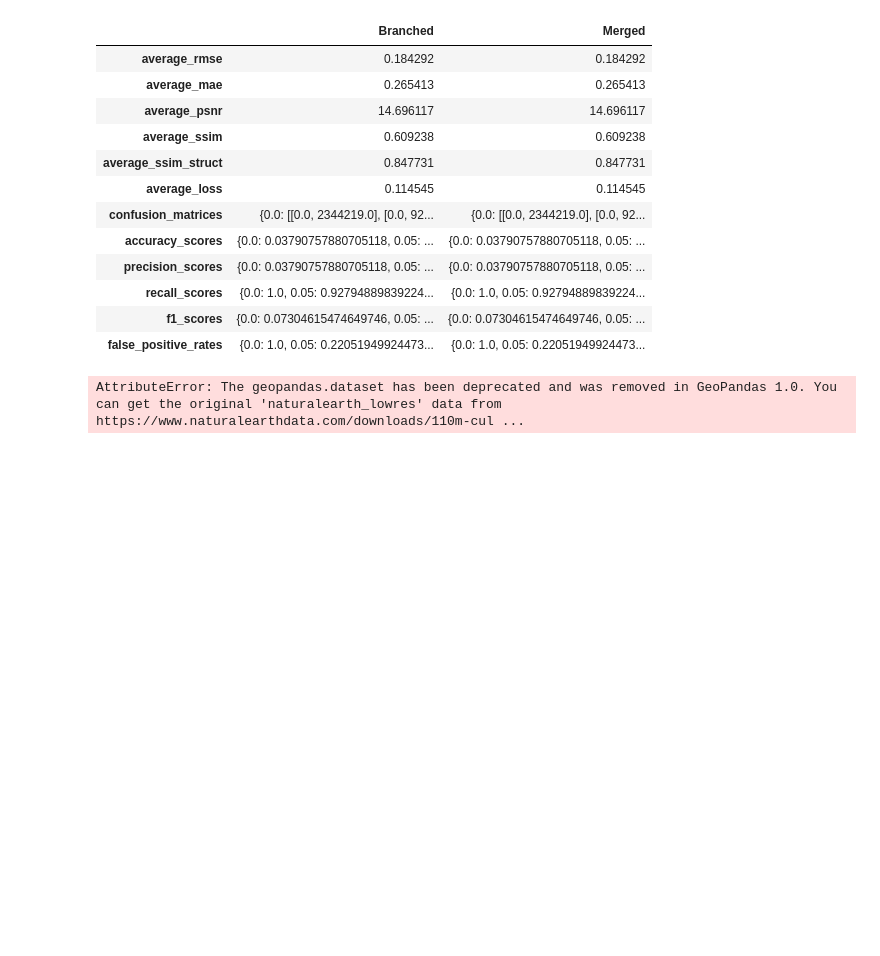
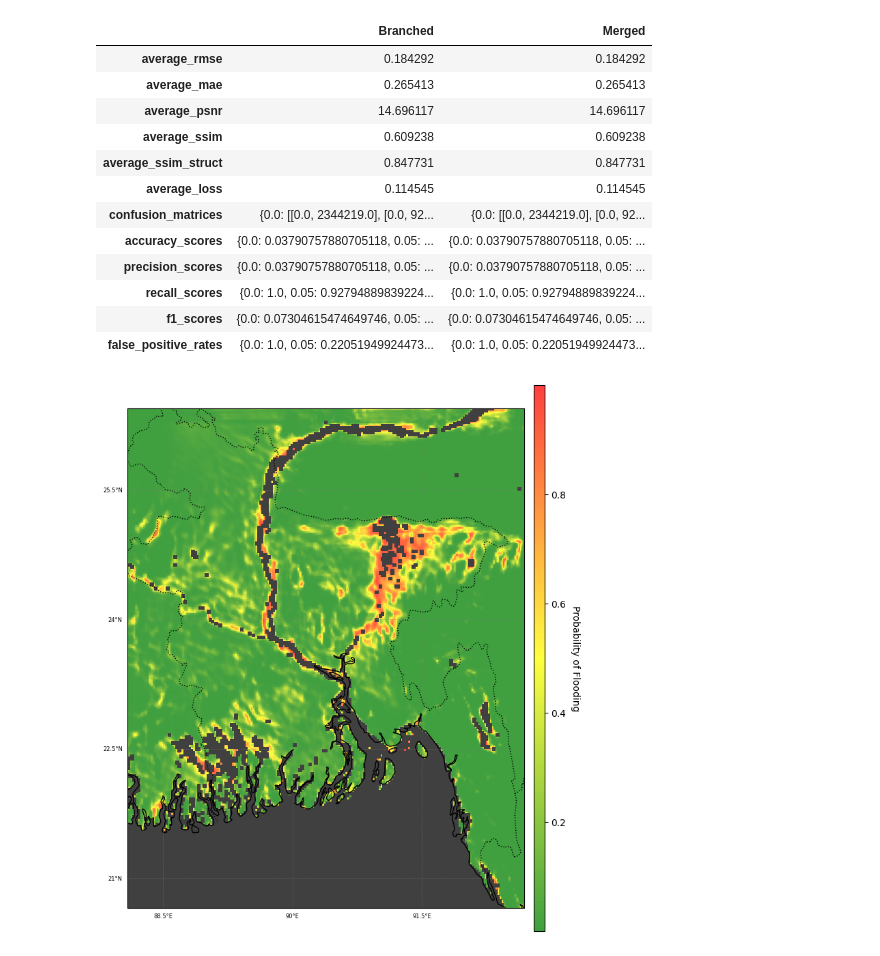
Before and after one commit to VarunKhandekar/ProjectFlood, a Jupyter notebook: evaluation/final_evaluation_testing.ipynb, the cells around one changed output. Drawn from its saved outputs; the diff is of its cells as text; code cells hidden in the pictures; blank space fills up the shorter version.

Commit message:
more visuals for the project

```diff
--- a/evaluation/final_evaluation_testing.ipynb
+++ b/evaluation/final_evaluation_testing.ipynb
@@ -358,18 +347,42 @@ df
 | recall_scores | {0.0: 1.0, 0.05: 0.92794889839224... | {0.0: 1.0, 0.05: 0.92794889839224... |
 | f1_scores | {0.0: 0.07304615474649746, 0.05: ... | {0.0: 0.07304615474649746, 0.05: ... |
 | false_positive_rates | {0.0: 1.0, 0.05: 0.22051949924473... | {0.0: 1.0, 0.05: 0.22051949924473... |
-# %%
-import geopandas as gpd
-
-# Load world map dataset
-world = gpd.read_file(gpd.datasets.get_path('naturalearth_lowres'))
-
-# Filter for Bangladesh
-bangladesh = world[world.name == "Bangladesh"]
-
-# Plot the map of Bangladesh
-bangladesh.plot()
-plt.title('Map of Bangladesh')
-plt.show()
-# %% [output]
-AttributeError: The geopandas.dataset has been deprecated and was removed in GeoPandas 1.0. You can get the original 'naturalearth_lowres' data from https://www.naturalearthdata.com/downloads/110m-cul ...
+# %%
+
+
+extent = [
+    crs_transform[2],  # left (min longitude)
+    crs_transform[2] + crs_transform[0] * mask.shape[1],  # right (max longitude)
+    crs_transform[5] + crs_transform[4] * mask.shape[0],  # bottom (min latitude)
+    crs_transform[5]  # top (max latitude)
+]
+
+fig, ax = plt.subplots(figsize=(10, 10), subplot_kw={'projection': ccrs.PlateCarree()})
+
+# Add features to the map
+ax.add_feature(cfeature.COASTLINE)
+ax.add_feature(cfeature.BORDERS, linestyle=':')
+risk_cmap = LinearSegmentedColormap.from_list('custom_cmap', [(0, 'green'), (0.5, 'yellow'), (1, 'red')])
+risk_cmap.set_bad(color='black')
+im = ax.imshow(selected_sep_branch_outputs_risk[0], extent=extent, transform=ccrs.PlateCarree(), cmap=risk_cmap, alpha=0.75)
+gl = ax.gridlines(draw_labels=True, crs=ccrs.PlateCarree(), linewidth=0.5, color='gray', alpha=0.5, linestyle='--')
+gl.top_labels = False  # Disable top labels
+gl.right_labels = False  # Disable right labels
+gl.xlabel_style = {'size': 6, 'color': 'black'}
+gl.ylabel_style = {'size': 6, 'color': 'black'}
+gl.xlocator = plt.MaxNLocator(4)  # Reduce number of longitude labels
+gl.ylocator = plt.MaxNLocator(5)  # Reduce number of latitude labels
+# gl.xformatter = ccrs.Geodetic()._get_longitude_formatter()
+# gl.yformatter = ccrs.Geodetic()._get_latitude_formatter()
+ax.set_ylabel('Ground Truth', rotation=90, size='large', labelpad=20)
+
+
+
+cbar = plt.colorbar(im, ax=ax, orientation='vertical', pad=0.02, aspect=50)
+cbar.set_label('Probability of Flooding', rotation=270, labelpad=15)
+# plt.tight_layout()
+plt.subplots_adjust(left=0.2, right=0.9, top=0.9, bottom=0.1)
+# Set the extent to match the image extent (or adjust as necessary)
+# ax.set_extent(extent, crs=ccrs.PlateCarree())
+# %% [output]
+[figure, added]
```
Also changed, not shown: parts of 6 cells of this notebook, 7 other files.
